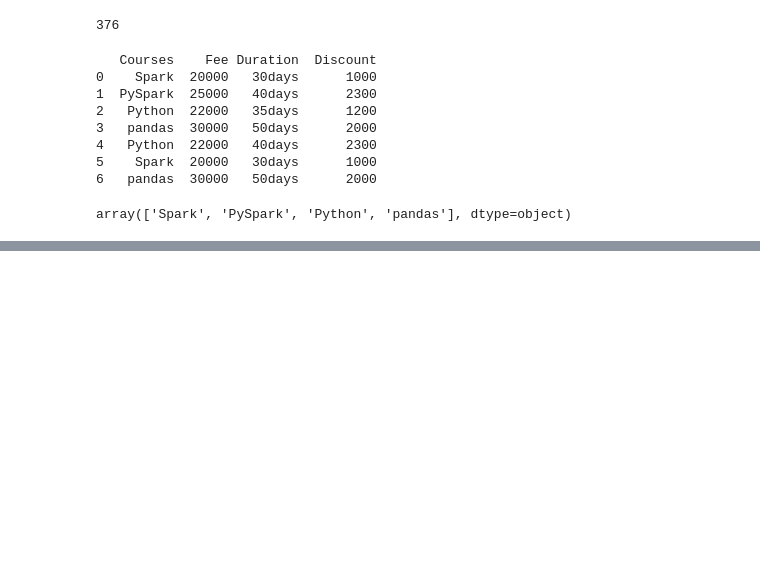
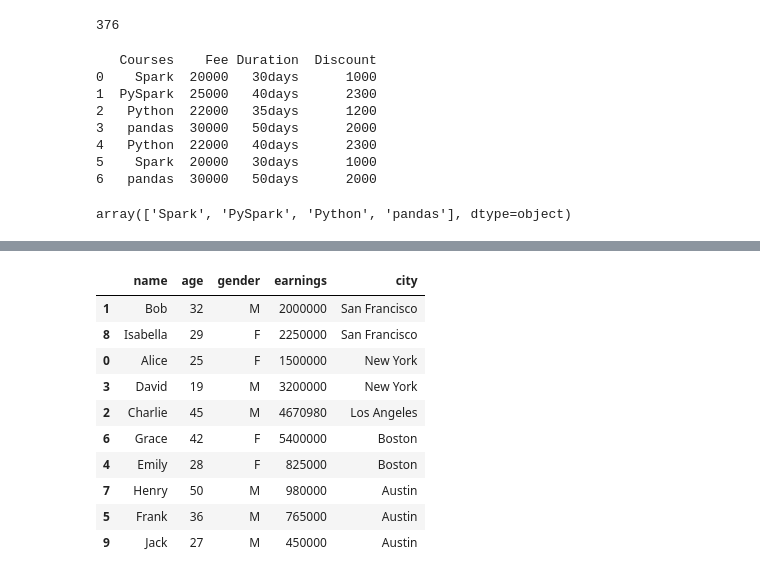
Before and after one commit to juansevargasc/2022-Departures, a Jupyter notebook: prework/prework_etl.ipynb, the cells around one changed output, grey strips where cells are left out. Cells and saved outputs as stored; diff of their text form; code cells hidden in the pictures; blank space fills up the shorter version.

```diff
--- a/prework/prework_etl.ipynb
+++ b/prework/prework_etl.ipynb
@@ -273,0 +278,12 @@ array(['Spark', 'PySpark', 'Python', 'pandas'], dtype=object)
+# %%
+import pandas as pd
+
+data = {'name': ['Alice', 'Bob', 'Charlie', 'David', 'Emily', 'Frank', 'Grace', 'Henry', 'Isabella', 'Jack'],
+        'age': [25, 32, 45, 19, 28, 36, 42, 50, 29, 27],
+        'gender': ['F', 'M', 'M', 'M', 'F', 'M', 'F', 'M', 'F', 'M'],
+        'earnings': [1500000, 2000000, 4670980, 3200000, 825000, 765000, 5400000, 980000, 2250000, 450000],
+        'city': ['New York', 'San Francisco', 'Los Angeles', 'New York', 'Boston', 'Austin', 'Boston', 'Austin', 'San Francisco', 'Austin']}
+
+df = pd.DataFrame(data)
+
+print(df.head(10))
@@ -273,0 +330,14 @@ array(['Spark', 'PySpark', 'Python', 'pandas'], dtype=object)
+# %%
+df.sort_values(by=['city', 'age','name', 'gender', 'earnings'], ascending=False)
+# %% [output]
+|  | name | age | gender | earnings | city |
+| 1 | Bob | 32 | M | 2000000 | San Francisco |
+| 8 | Isabella | 29 | F | 2250000 | San Francisco |
+| 0 | Alice | 25 | F | 1500000 | New York |
+| 3 | David | 19 | M | 3200000 | New York |
+| 2 | Charlie | 45 | M | 4670980 | Los Angeles |
+| 6 | Grace | 42 | F | 5400000 | Boston |
+| 4 | Emily | 28 | F | 825000 | Boston |
+| 7 | Henry | 50 | M | 980000 | Austin |
+| 5 | Frank | 36 | M | 765000 | Austin |
+| 9 | Jack | 27 | M | 450000 | Austin |
```
Also changed, not shown: parts of 5 cells of this notebook, 5 other files.
